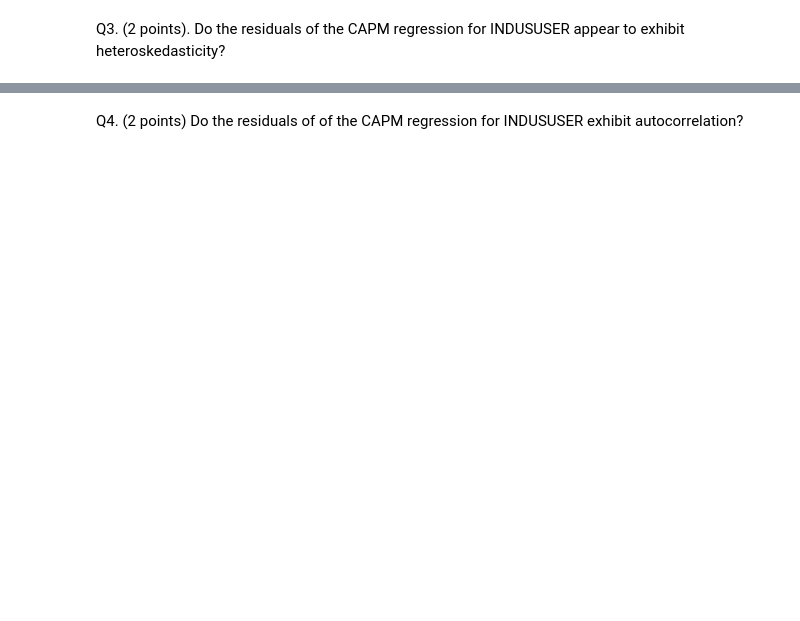
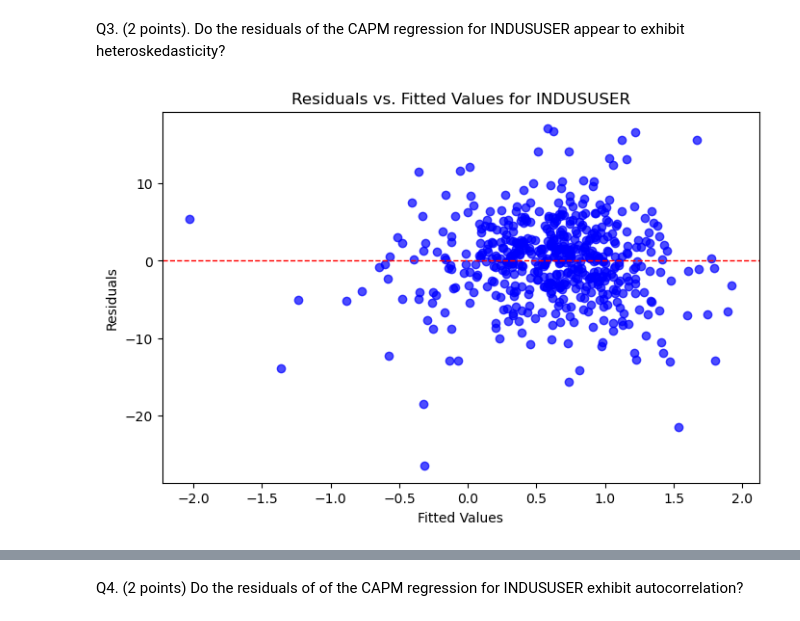
Before and after one commit to KwabenaAsabere/Econometrics_Project, a Jupyter notebook: notebook_GP1-1.ipynb, the cells around one changed output, grey strips where cells are left out. Drawn from its saved outputs; the diff is of its cells as text; code cells hidden in the pictures; blank space fills up the shorter version.

```diff
--- a/notebook_GP1-1.ipynb
+++ b/notebook_GP1-1.ipynb
@@ -40,2 +129,15 @@ Q2. (2 points) Do the residuals of the CAPM regression for INDUSUSER appear to b
 # %% [markdown]
 Q3. (2 points). Do the residuals of the CAPM regression for INDUSUSER appear to exhibit heteroskedasticity?
+# %%
+residuals = indus_model.resid
+fitted_values = indus_model.fittedvalues
+# %%
+plt.figure(figsize=(8, 5))
+plt.scatter(fitted_values, residuals, alpha=0.7, color='blue')
+plt.axhline(0, color='red', linestyle='--', linewidth=1)  # Horizontal line at y=0
+plt.title('Residuals vs. Fitted Values for INDUSUSER')
+plt.xlabel('Fitted Values')
+plt.ylabel('Residuals')
+plt.show()
+# %% [output]
+[figure, added]
```
Also changed, not shown: parts of 25 cells of this notebook.
